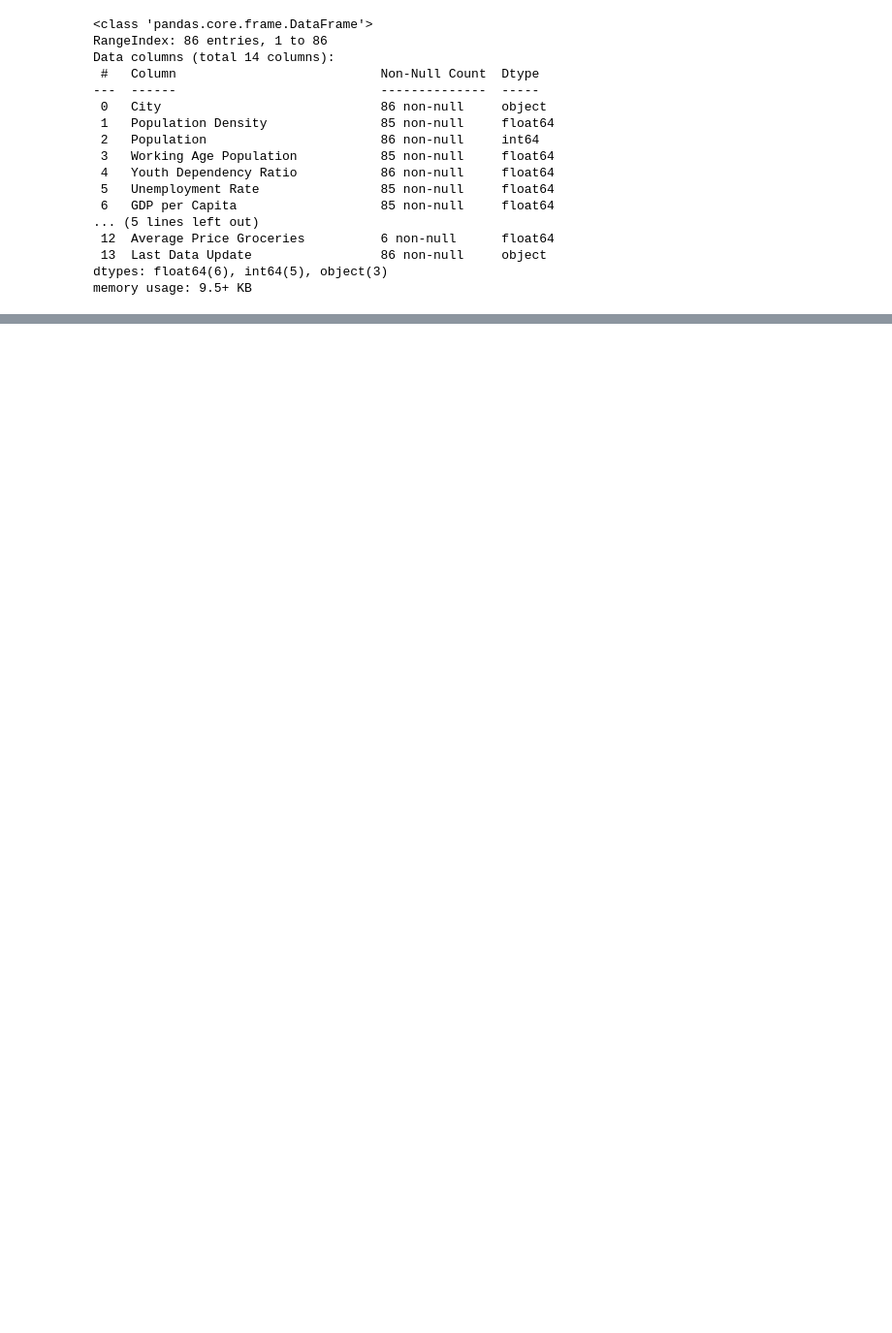
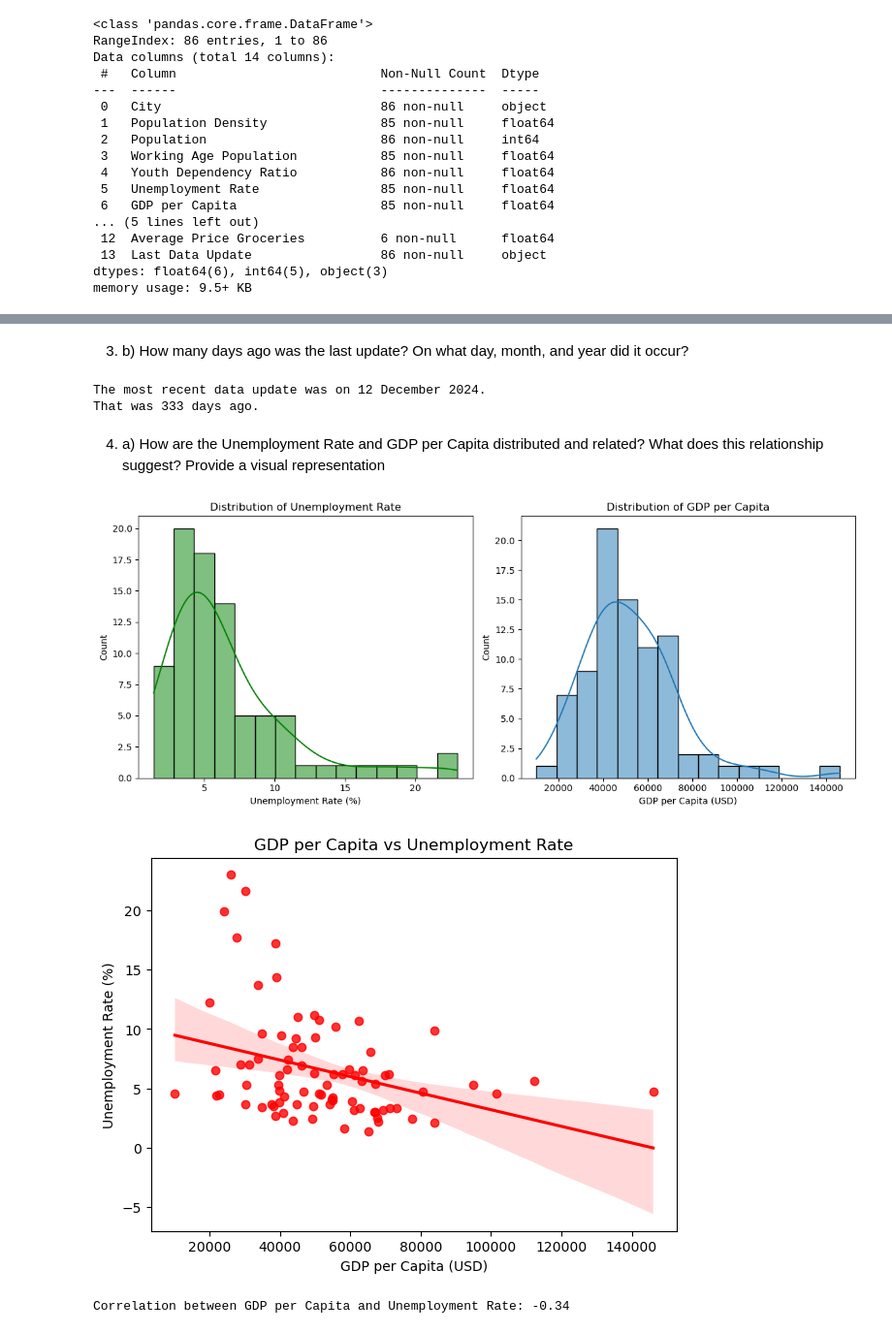
Before and after one commit to lucasvcasimiro-byte/Group10_PDS_Project_2526, a Jupyter notebook: GROUP10_PDS_202526.ipynb, the cells around one changed output, grey strips where cells are left out. Shown at 97% size. Saved outputs shown, nothing was run; the diff lists cells and outputs as text; code cells hidden in the pictures; blank space fills up the shorter version.

```diff
--- a/GROUP10_PDS_202526.ipynb
+++ b/GROUP10_PDS_202526.ipynb
@@ -66,0 +113,6 @@ city_data.describe().T
+# %%
+# Handling duplicates
+duplicates = city_data.duplicated().sum()
+print(f'{duplicates} duplicate rows found')
+if duplicates > 0:
+    city_data.drop_duplicates(inplace=True)
@@ -66,0 +123,4 @@ city_data.describe().T
+# %%
+# Handling missing values (from info())
+#'Average Price Groceries' has 80 missing values out of 86, so it´s not useful
+city_data.drop('Average Price Groceries', axis=1, inplace = True)
@@ -66,0 +209,8 @@ city_data.describe().T
+# %%
+city_data['Last Data Update'] = pd.to_datetime(city_data['Last Data Update'], errors = 'coerce')
+num_errors = city_data['Last Data Update'].isna().sum()
+print(f"Number of invalid or missing date entries: {num_errors}")
+cutoff_date = pd.Timestamp('2023-04-01')
+cities_need_update = city_data[city_data['Last Data Update'] < cutoff_date]
+print("\nCities that need to be updated (data older than April 2023):")
+print(cities_need_update[['City_Only', 'Country', 'Last Data Update']])
@@ -66,0 +228,46 @@ city_data.describe().T
+# %% [markdown]
+3. b) How many days ago was the last update? On what day, month, and year did
+            it occur?
+# %%
+last_update_date = city_data['Last Data Update'].max()
+today = pd.Timestamp.today()
+days_since_update = (today - last_update_date).days
+print(f"The most recent data update was on {last_update_date:%d %B %Y}.")
+print(f"That was {days_since_update} days ago.")
+# %% [output]
+The most recent data update was on 12 December 2024.
+That was 333 days ago.
+# %% [markdown]
+4. a) How are the Unemployment Rate and GDP per Capita distributed and
+            related? What does this relationship suggest?
+            Provide a visual representation
+# %%
+#nao sei se é destribuição por paises e cidades mas fiz desta forma, falta o texto paneleiro de descrever a relacao das variaveis e tal
+plt.figure(figsize=(12,5))
+plt.subplot(1,2,1)
+sns.histplot(data = city_data, x = 'Unemployment Rate', bins=15, kde=True,  color = 'green')
+plt.title('Distribution of Unemployment Rate')
+plt.xlabel('Unemployment Rate (%)')
+
+plt.subplot(1,2,2)
+sns.histplot(data = city_data, x = 'GDP per Capita', bins=15, kde=True)
+plt.title('Distribution of GDP per Capita')
+plt.xlabel('GDP per Capita (USD)')
+
+plt.tight_layout()
+plt.show()
+
+plt.figure(figsize=(7,5))
+
+sns.regplot(data = city_data, x ='GDP per Capita', y = 'Unemployment Rate', scatter=True, color = 'red')
+plt.title('GDP per Capita vs Unemployment Rate')
+plt.xlabel('GDP per Capita (USD)')
+plt.ylabel('Unemployment Rate (%)')
+plt.show()
+
+correlation = city_data['GDP per Capita'].corr(city_data['Unemployment Rate'])
+print(f"Correlation between GDP per Capita and Unemployment Rate: {correlation:.2f}")
+# %% [output]
+[figure, added]
+[figure, added]
+Correlation between GDP per Capita and Unemployment Rate: -0.34
```
Also changed, not shown: parts of 26 cells of this notebook.
